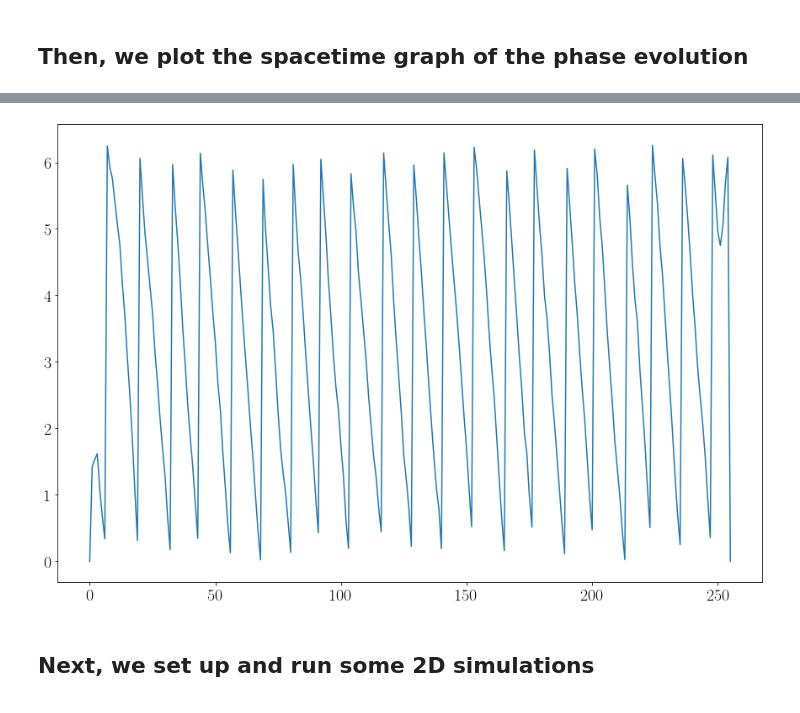
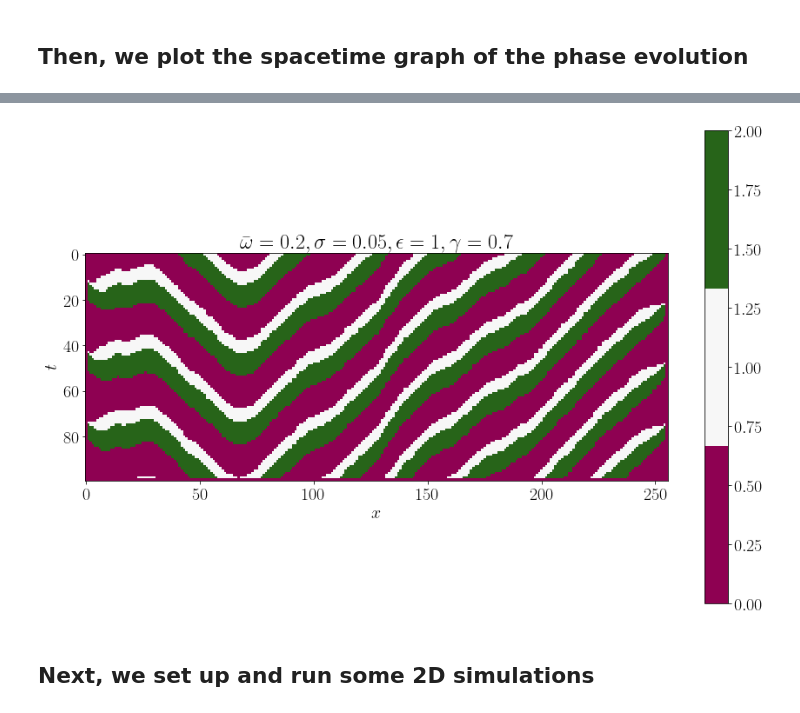
Before and after one commit to Irene-Li/kuramoto, a Jupyter notebook: kuramoto.ipynb, the cells around one changed output, grey strips where cells are left out. Cells and saved outputs as stored; diff of their text form; code cells hidden in the pictures.

```diff
--- a/kuramoto.ipynb
+++ b/kuramoto.ipynb
@@ -15,19 +10,19 @@ or from the matplotlib source distribution
 # %%
 # Set up model parameters
 epsilon = 1
-gamma = 0.2
-sigma = 0.173
-mean_omega = 0.5
+gamma = 0.7
+sigma = 0.05
+mean_omega = 0.2
 
 # Set up simulation parameters
 L = 256 # size of the system
 T = 1e3 # total time of the simulation
-dt = 1e-2 # time step
+dt = 1e-3 # time step
 n_batches = T # number of time points recorded in the end
 
 # Initialise the model and run the simulation
-model = Kuramoto(epsilon, gamma, sigma, mean_omega, BC='open')
-model.initialise(L, T, dt, n_batches, seed=10)
+model = Kuramoto(epsilon, gamma, sigma, mean_omega, BC='fixed')
+model.initialise(L, T, dt, n_batches)
 model.evolve(verbose=False) # this runs the simulation, set verbose to True to see output at every time step
 # %% [markdown]
 ## Then, we plot the spacetime graph of the phase evolution
@@ -48,9 +43,24 @@ plt.show()
 # %%
 plt.figure(figsize=(15, 10))
-plt.plot(model.res[-2] % (np.pi*2))
+plt.rc('font', size=20)
+plt.rc('text', usetex=True)
+
+phases = model.res[-100:] % (np.pi*2)
+
+breakpoints = [x*2*np.pi for x in [0.47, 0.67]]
+indexed_phases = np.zeros_like(phases)
+indexed_phases[phases > breakpoints[0]] = 1
+indexed_phases[phases > breakpoints[1]] = 2
+
+cmap = cm.get_cmap('PiYG', 3)
+im = plt.imshow(indexed_phases, cmap=cmap)
+cbar = plt.colorbar(im)
+plt.title(r'$\bar{{\omega}}={}, \sigma={}, \epsilon ={}, \gamma ={}$'.format(mean_omega, sigma, epsilon, gamma))
+plt.xlabel(r'$x$')
+plt.ylabel(r'$t$')
 plt.show()
 # %% [output]
-[figure, old version]
+[figure, new version]
 # %% [markdown]
 ## Next, we set up and run some 2D simulations
 # %%
```
Also changed, not shown: parts of 2 cells of this notebook, 4 other files.
